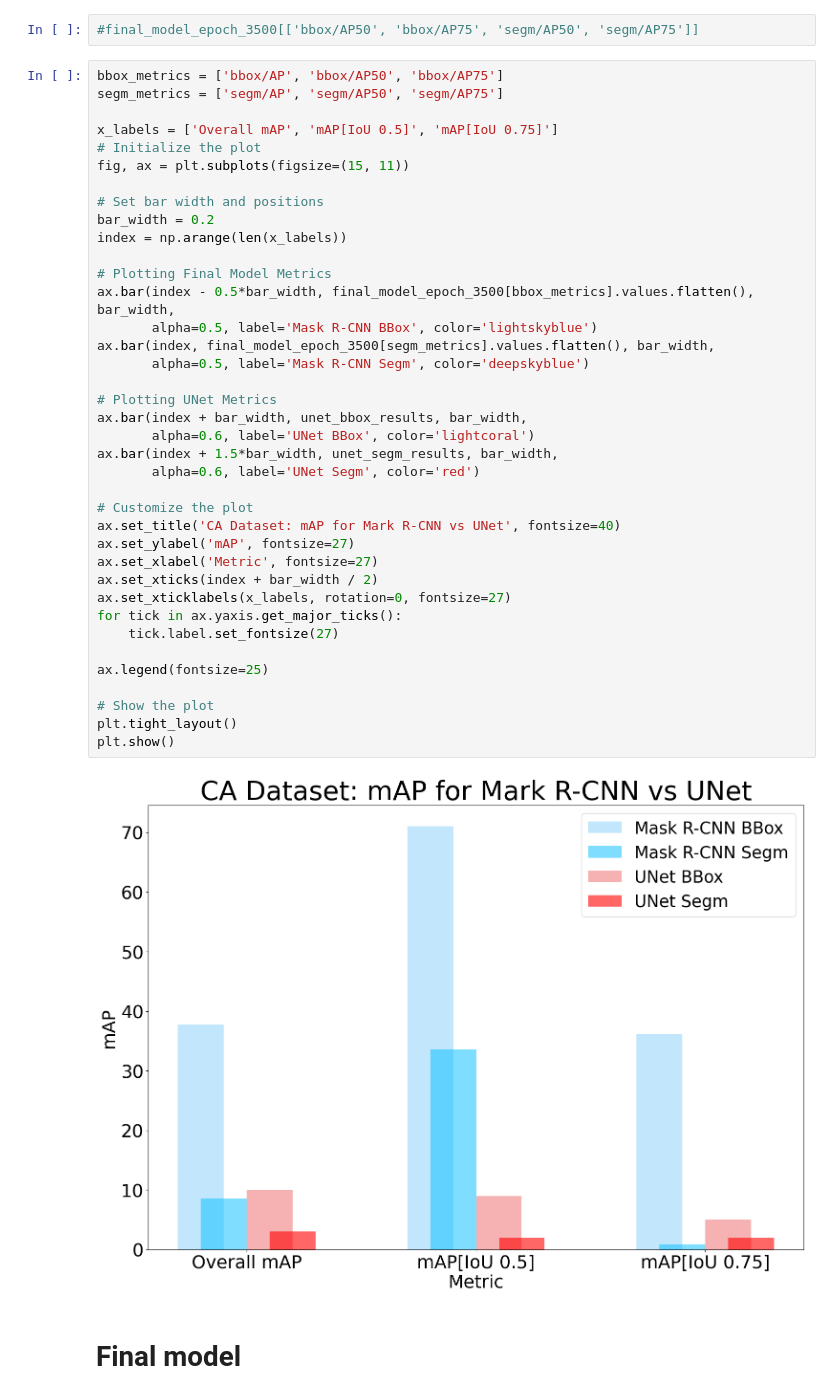
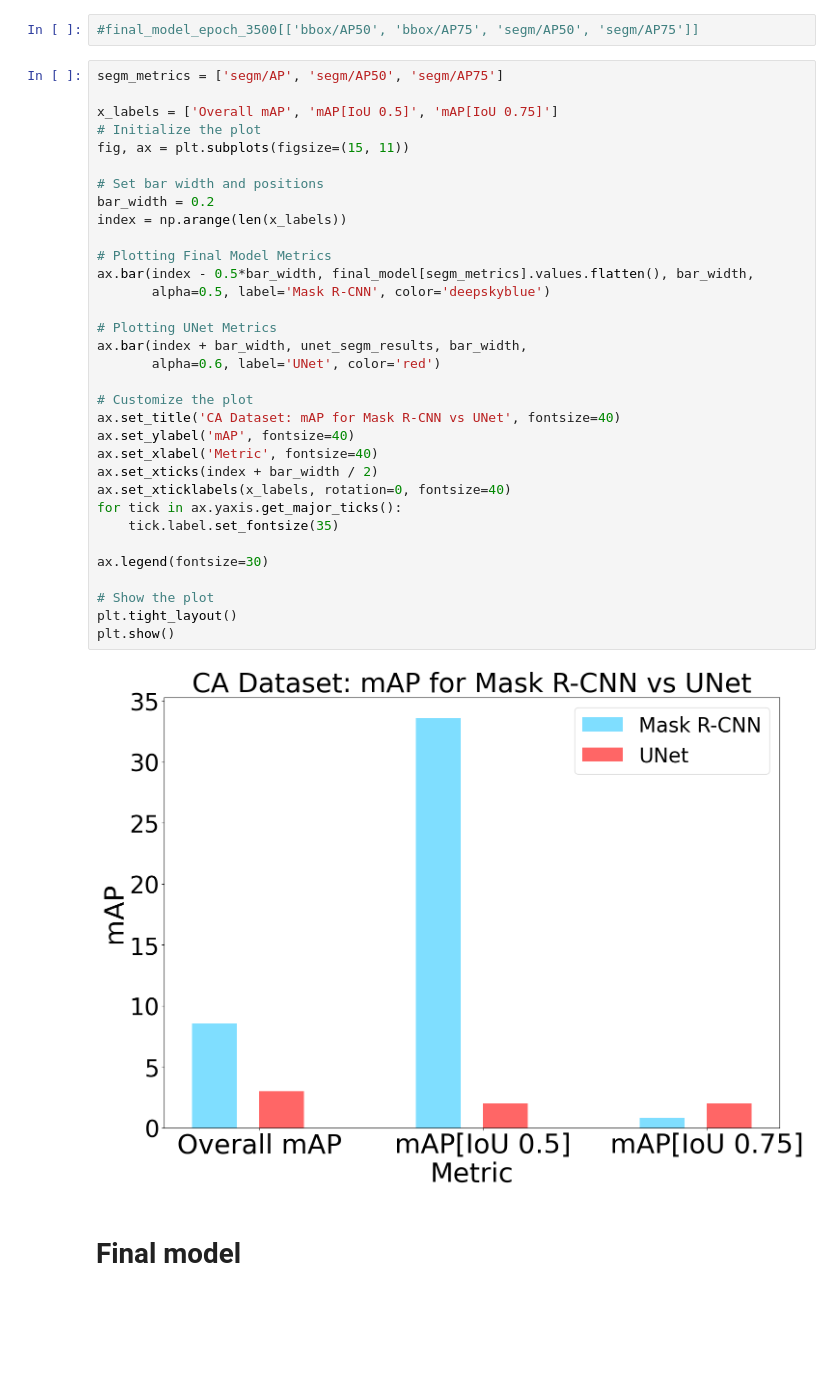
Before and after one commit to femartip/Detection-Microfibres-in-Sludge, a Jupyter notebook: Fine_tuned_Detectron2/Utils/cv_results_CA.ipynb, the cells around one changed output. Saved outputs shown, nothing was run; the diff lists cells and outputs as text; blank space fills up the shorter version.

```diff
--- a/Fine_tuned_Detectron2/Utils/cv_results_CA.ipynb
+++ b/Fine_tuned_Detectron2/Utils/cv_results_CA.ipynb
@@ -740,45 +740,40 @@ plt.show()
 # %%
 #final_model_epoch_3500[['bbox/AP50', 'bbox/AP75', 'segm/AP50', 'segm/AP75']]
 # %%
-bbox_metrics = ['bbox/AP', 'bbox/AP50', 'bbox/AP75']
 segm_metrics = ['segm/AP', 'segm/AP50', 'segm/AP75']
 
 x_labels = ['Overall mAP', 'mAP[IoU 0.5]', 'mAP[IoU 0.75]']
 # Initialize the plot
 fig, ax = plt.subplots(figsize=(15, 11))
 
 # Set bar width and positions
 bar_width = 0.2
 index = np.arange(len(x_labels))
 
 # Plotting Final Model Metrics
-ax.bar(index - 0.5*bar_width, final_model_epoch_3500[bbox_metrics].values.flatten(), bar_width,
-       alpha=0.5, label='Mask R-CNN BBox', color='lightskyblue')
-ax.bar(index, final_model_epoch_3500[segm_metrics].values.flatten(), bar_width,
-       alpha=0.5, label='Mask R-CNN Segm', color='deepskyblue')
+ax.bar(index - 0.5*bar_width, final_model[segm_metrics].values.flatten(), bar_width,
+       alpha=0.5, label='Mask R-CNN', color='deepskyblue')
 
 # Plotting UNet Metrics
-ax.bar(index + bar_width, unet_bbox_results, bar_width,
-       alpha=0.6, label='UNet BBox', color='lightcoral')
-ax.bar(index + 1.5*bar_width, unet_segm_results, bar_width,
-       alpha=0.6, label='UNet Segm', color='red')
+ax.bar(index + bar_width, unet_segm_results, bar_width,
+       alpha=0.6, label='UNet', color='red')
 
 # Customize the plot
-ax.set_title('CA Dataset: mAP for Mark R-CNN vs UNet', fontsize=40)
-ax.set_ylabel('mAP', fontsize=27)
-ax.set_xlabel('Metric', fontsize=27)
+ax.set_title('CA Dataset: mAP for Mask R-CNN vs UNet', fontsize=40)
+ax.set_ylabel('mAP', fontsize=40)
+ax.set_xlabel('Metric', fontsize=40)
 ax.set_xticks(index + bar_width / 2)
-ax.set_xticklabels(x_labels, rotation=0, fontsize=27)
+ax.set_xticklabels(x_labels, rotation=0, fontsize=40)
 for tick in ax.yaxis.get_major_ticks():
-    tick.label.set_fontsize(27)
+    tick.label.set_fontsize(35)
 
-ax.legend(fontsize=25)
+ax.legend(fontsize=30)
 
 # Show the plot
 plt.tight_layout()
 plt.show()
 # %% [output]
-[figure, old version]
+[figure, new version]
 # %% [markdown]
 # Final model
 # %% [markdown]
```
Also changed, not shown: parts of 2 cells of this notebook, 4 other files.
